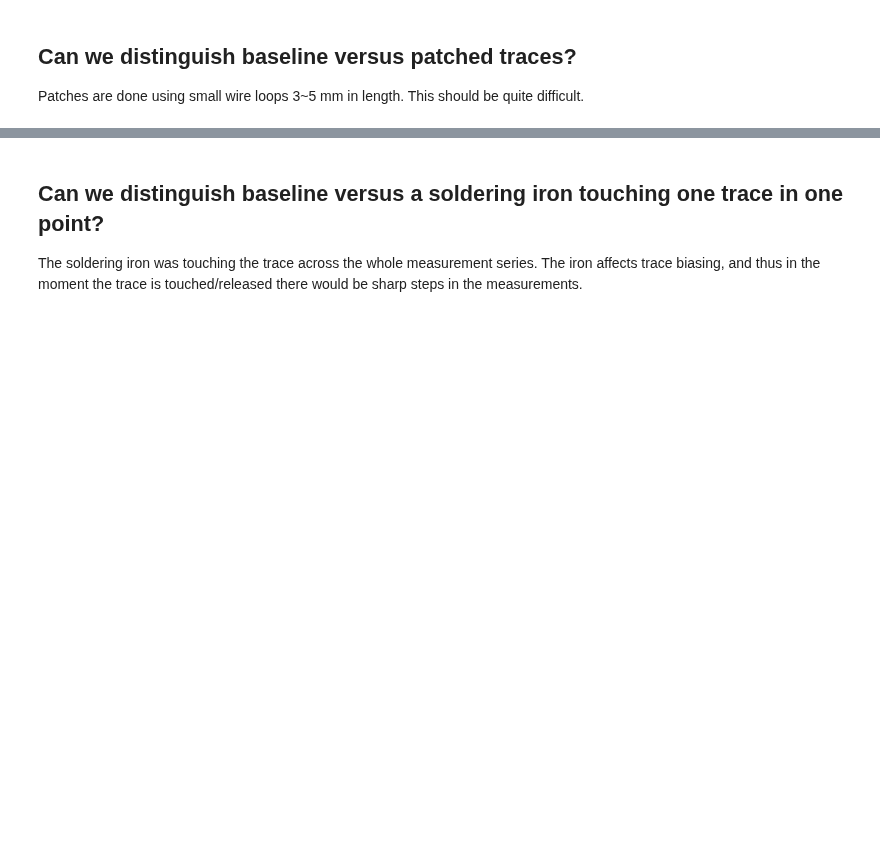
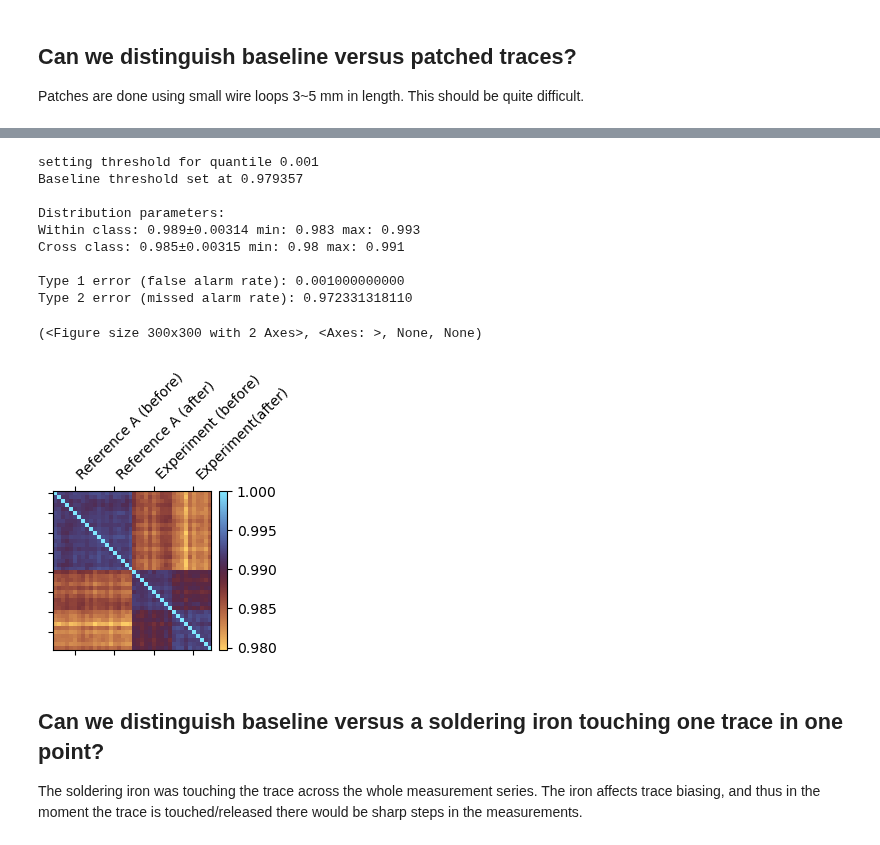
Before and after one commit to jaseg/sampling-mesh-monitor, a Jupyter notebook: jupyter_notebooks/classifier_tests.ipynb, the cells around one changed output, grey strips where cells are left out. Drawn from its saved outputs; the diff is of its cells as text; code cells hidden in the pictures; blank space fills up the shorter version.

```diff
--- a/jupyter_notebooks/classifier_tests.ipynb
+++ b/jupyter_notebooks/classifier_tests.ipynb
@@ -1305,3 +1417,21 @@ EER: 0.12000000000000001 th: 0.4415850066114029
+# %%
+batchlabels_before_after = (list(range(5, 45, 10)), ['Reference A (before)', 'Reference A (after)', 'Experiment (before)', 'Experiment(after)'])
+fetch = lambda run, serial: [value for value in data_runs[f'apply-patch-interleave-{run}-25-07-11-03-p0.3'] if value['info']['serial'] == serial]
+group_a3 = fetch('reference', 1) + fetch('modified', 1) + fetch('reference', 74)
+group_b3 = fetch('modified', 74)
+plot_vector_covar(group_a3, group_b3, do_lines=False, smooth=1e-10, triangle_delta=False, batchlabels=batchlabels_before_after, figsize=(3, 3), fig_out='patch_ref_exp_interleave_direct', label_placement='x')
+# %% [output]
+setting threshold for quantile 0.001
+Baseline threshold set at 0.979357
+
+Distribution parameters:
+Within class: 0.989±0.00314 min: 0.983 max: 0.993
+Cross class: 0.985±0.00315 min: 0.98 max: 0.991
+
+Type 1 error (false alarm rate): 0.001000000000
+Type 2 error (missed alarm rate): 0.972331318110
+(<Figure size 300x300 with 2 Axes>, <Axes: >, None, None)
+[figure, added]
 # %% [markdown]
 ## Can we distinguish baseline versus a soldering iron touching one trace in one point?
 
```
Also changed, not shown: parts of 7 cells of this notebook, 20 other files.
